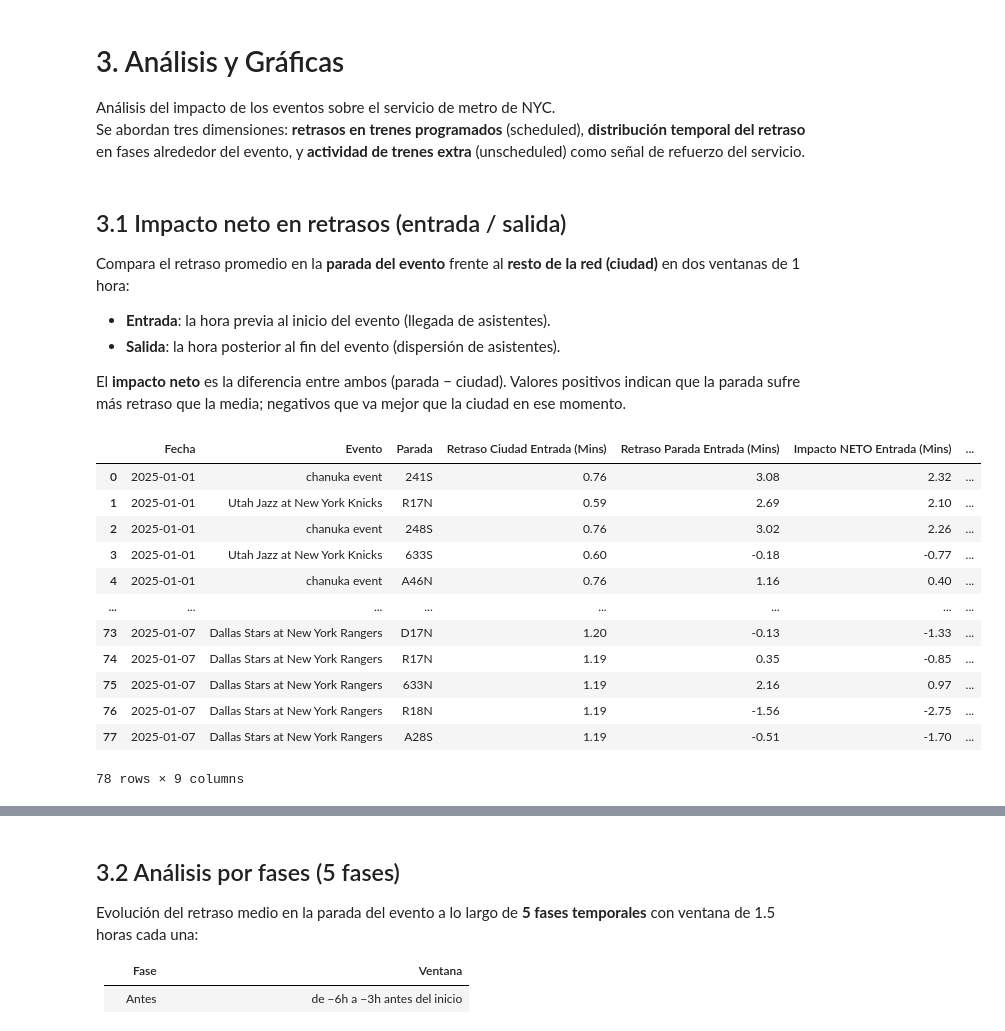
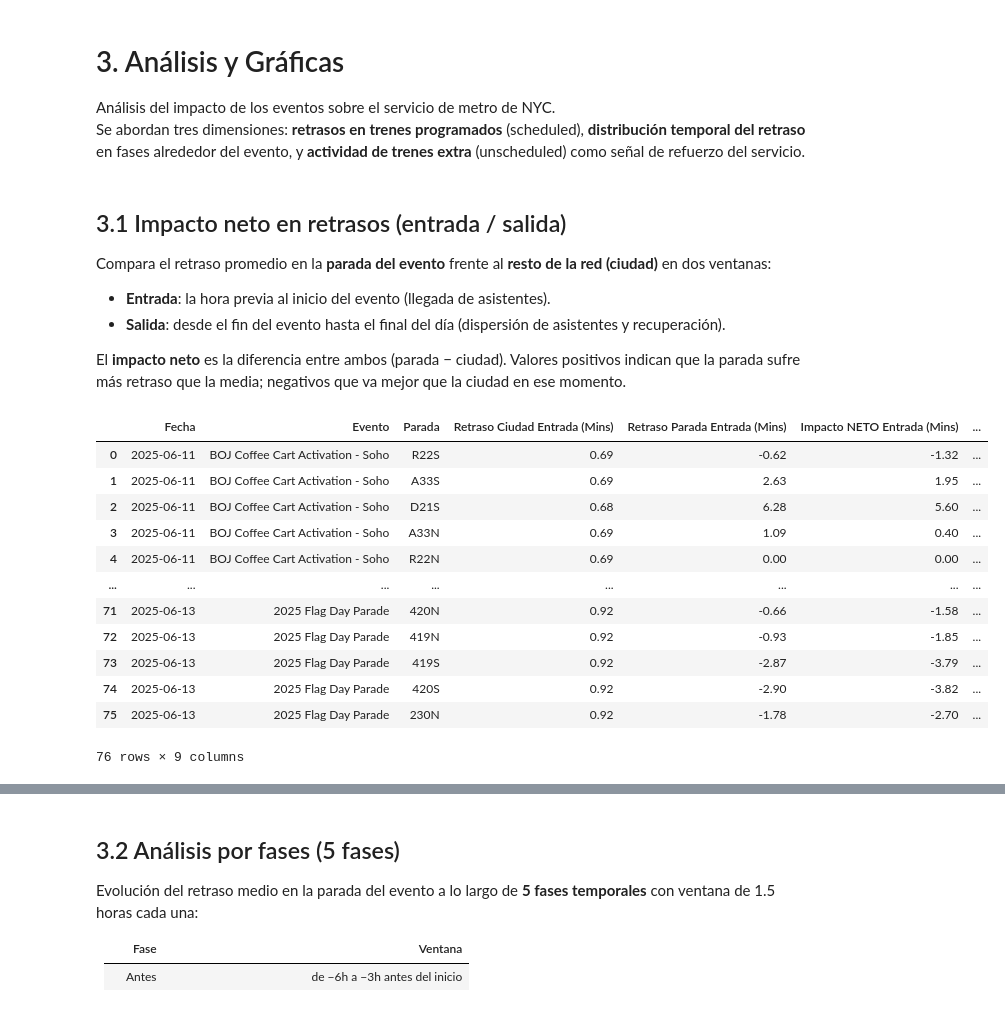
Before and after one commit to UCM-GIDIA-PD1/c2526-R5, a Jupyter notebook: notebooks/analisis_eventos.ipynb, the cells around one changed output, grey strips where cells are left out. Cells and saved outputs as stored; diff of their text form; code cells hidden in the pictures.

```diff
--- a/notebooks/analisis_eventos.ipynb
+++ b/notebooks/analisis_eventos.ipynb
@@ -27,8 +27,8 @@ if secret_key is None:
     raise AssertionError("MINIO_SECRET_KEY no definida.")
 
 # ── Rango de fechas ───────────────────────────────────────────────────────────
-fecha_inicio = "2025-01-01"
-fecha_fin    = "2025-01-07"
+fecha_inicio = "2025-06-11"
+fecha_fin    = "2025-06-13"
 fechas = pd.date_range(fecha_inicio, fecha_fin).strftime("%Y-%m-%d").tolist()
 
 dfs_s, dfs_e = [], []
@@ -165,9 +163,9 @@ Se abordan tres dimensiones: **retrasos en trenes programados** (scheduled), **d
 # %% [markdown]
 ## 3.1 Impacto neto en retrasos (entrada / salida)
 
-Compara el retraso promedio en la **parada del evento** frente al **resto de la red (ciudad)** en dos ventanas de 1 hora:
+Compara el retraso promedio en la **parada del evento** frente al **resto de la red (ciudad)** en dos ventanas:
 - **Entrada**: la hora previa al inicio del evento (llegada de asistentes).
-- **Salida**: la hora posterior al fin del evento (dispersión de asistentes).
+- **Salida**: desde el fin del evento hasta el final del día (dispersión de asistentes y recuperación).
 
 
 
@@ -189,47 +187,47 @@ for index, evento in df_e.iterrows():
     df_dia = df_s[df_s['service_date'] == fecha]
 
     hora_inicio_math = pd.to_timedelta(evento['hora_inicio'])
-    inicio_entrada   = hora_inicio_math - pd.Timedelta(hours=1)
+    inicio_entrada   = hora_inicio_math - pd.Timedelta(hours=1.5)
 
     trenes_entrada = df_dia[(df_dia['td_real'] >= inicio_entrada) & (df_dia['td_real'] <= hora_inicio_math)]
     retraso_entrada_evento = trenes_entrada[trenes_entrada['stop_id'] == parada]['delay_minutes'].mean()
     retraso_entrada_resto  = trenes_entrada[trenes_entrada['stop_id'] != parada]['delay_minutes'].mean()
 
     hora_salida_math = pd.to_timedelta(evento['hora_salida_estimada'])
 
-    trenes_salida = df_dia[(df_dia['td_real'] >= hora_salida_math) & (df_dia['td_real'] <= hora_salida_math + pd.Timedelta(hours=1))]
+    trenes_salida = df_dia[df_dia['td_real'] >= hora_salida_math]
     retraso_salida_evento = trenes_salida[trenes_salida['stop_id'] == parada]['delay_minutes'].mean()
     retraso_salida_resto  = trenes_salida[trenes_salida['stop_id'] != parada]['delay_minutes'].mean()
 
     resumen_eventos.append({
         'Fecha':  fecha,
         'Evento': nombre,
         'Parada': parada,
         'Retraso Ciudad Entrada (Mins)': round(retraso_entrada_resto,  2) if pd.notna(retraso_entrada_resto)  else 0,
         'Retraso Parada Entrada (Mins)': round(retraso_entrada_evento, 2) if pd.notna(retraso_entrada_evento) else 0,
         'Impacto NETO Entrada (Mins)':   round(retraso_entrada_evento - retraso_entrada_resto, 2) if pd.notna(retraso_entrada_evento) and pd.notna(retraso_entrada_resto) else 0,
         'Retraso Ciudad Salida (Mins)':  round(retraso_salida_resto,   2) if pd.notna(retraso_salida_resto)   else 0,
         'Retraso Parada Salida (Mins)':  round(retraso_salida_evento,  2) if pd.notna(retraso_salida_evento)  else 0,
         'Impacto NETO Salida (Mins)':    round(retraso_salida_evento  - retraso_salida_resto,  2) if pd.notna(retraso_salida_evento)  and pd.notna(retraso_salida_resto)  else 0,
     })
 
 df_impacto = pd.DataFrame(resumen_eventos).sort_values(by=['Fecha', 'Impacto NETO Salida (Mins)'], ascending=[True, False])
 df_impacto.reset_index(drop=True, inplace=True)
 df_impacto
 # %% [output]
 |  | Fecha | Evento | Parada | Retraso Ciudad Entrada (Mins) | Retraso Parada Entrada (Mins) | Impacto NETO Entrada (Mins) | ... |
-| 0 | 2025-01-01 | chanuka event | 241S | 0.76 | 3.08 | 2.32 | ... |
-| 1 | 2025-01-01 | Utah Jazz at New York Knicks | R17N | 0.59 | 2.69 | 2.10 | ... |
-| 2 | 2025-01-01 | chanuka event | 248S | 0.76 | 3.02 | 2.26 | ... |
-| 3 | 2025-01-01 | Utah Jazz at New York Knicks | 633S | 0.60 | -0.18 | -0.77 | ... |
-| 4 | 2025-01-01 | chanuka event | A46N | 0.76 | 1.16 | 0.40 | ... |
+| 0 | 2025-06-11 | BOJ Coffee Cart Activation - Soho | R22S | 0.69 | -0.62 | -1.32 | ... |
+| 1 | 2025-06-11 | BOJ Coffee Cart Activation - Soho | A33S | 0.69 | 2.63 | 1.95 | ... |
+| 2 | 2025-06-11 | BOJ Coffee Cart Activation - Soho | D21S | 0.68 | 6.28 | 5.60 | ... |
+| 3 | 2025-06-11 | BOJ Coffee Cart Activation - Soho | A33N | 0.69 | 1.09 | 0.40 | ... |
+| 4 | 2025-06-11 | BOJ Coffee Cart Activation - Soho | R22N | 0.69 | 0.00 | 0.00 | ... |
 | ... | ... | ... | ... | ... | ... | ... | ... |
-| 73 | 2025-01-07 | Dallas Stars at New York Rangers | D17N | 1.20 | -0.13 | -1.33 | ... |
-| 74 | 2025-01-07 | Dallas Stars at New York Rangers | R17N | 1.19 | 0.35 | -0.85 | ... |
-| 75 | 2025-01-07 | Dallas Stars at New York Rangers | 633N | 1.19 | 2.16 | 0.97 | ... |
-| 76 | 2025-01-07 | Dallas Stars at New York Rangers | R18N | 1.19 | -1.56 | -2.75 | ... |
-| 77 | 2025-01-07 | Dallas Stars at New York Rangers | A28S | 1.19 | -0.51 | -1.70 | ... |
+| 71 | 2025-06-13 | 2025 Flag Day Parade | 420N | 0.92 | -0.66 | -1.58 | ... |
+| 72 | 2025-06-13 | 2025 Flag Day Parade | 419N | 0.92 | -0.93 | -1.85 | ... |
+| 73 | 2025-06-13 | 2025 Flag Day Parade | 419S | 0.92 | -2.87 | -3.79 | ... |
+| 74 | 2025-06-13 | 2025 Flag Day Parade | 420S | 0.92 | -2.90 | -3.82 | ... |
+| 75 | 2025-06-13 | 2025 Flag Day Parade | 230N | 0.92 | -1.78 | -2.70 | ... |
-78 rows × 9 columns
+76 rows × 9 columns
 # %%
 import matplotlib.pyplot as plt
 import numpy as np
```
Also changed, not shown: parts of 10 cells of this notebook.
